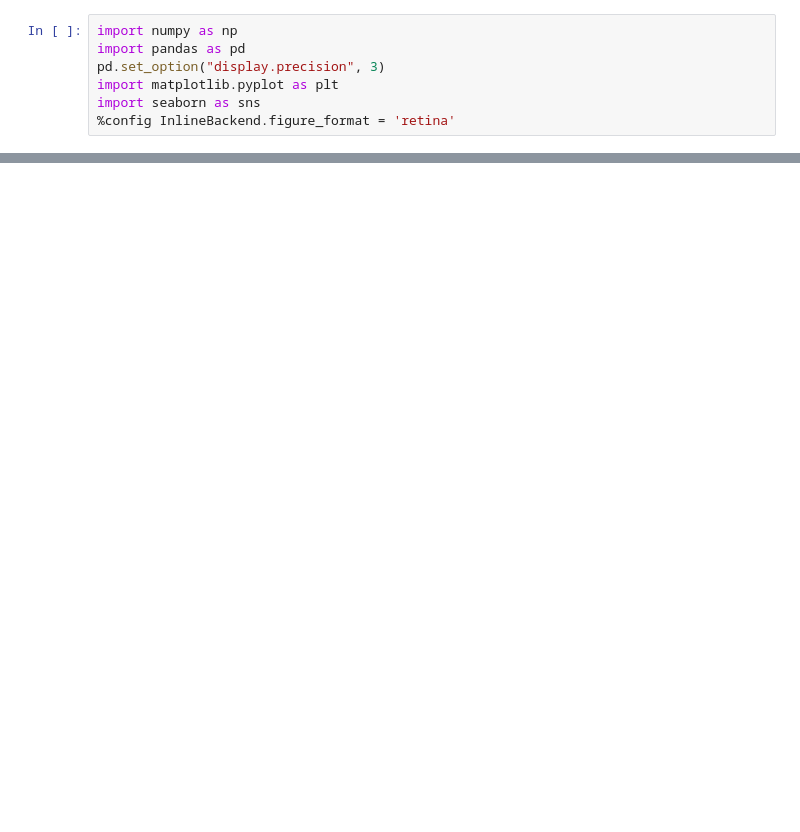
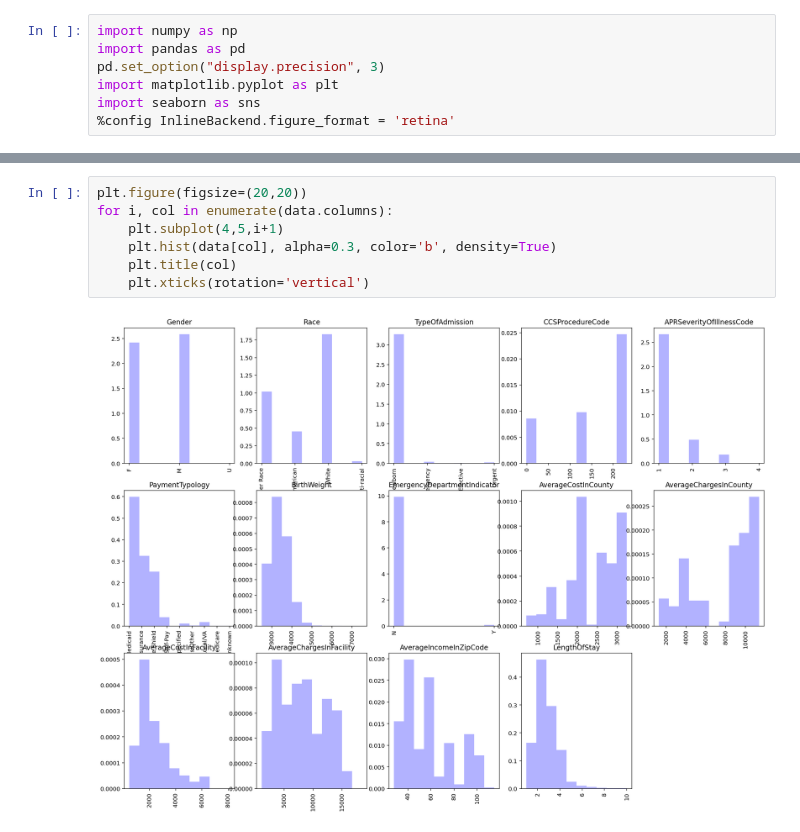
Before and after one commit to shekhar-hazari/CML_assignment_1, a Jupyter notebook: s3831855.ipynb, the cells around one changed output, grey strips where cells are left out. Cells and saved outputs as stored; diff of their text form; blank space fills up the shorter version.

```diff
--- a/s3831855.ipynb
+++ b/s3831855.ipynb
@@ -66,0 +72,9 @@ print(data['EmergencyDepartmentIndicator'].unique())
+# %%
+plt.figure(figsize=(20,20))
+for i, col in enumerate(data.columns):
+    plt.subplot(4,5,i+1)
+    plt.hist(data[col], alpha=0.3, color='b', density=True)
+    plt.title(col)
+    plt.xticks(rotation='vertical')
+# %% [output]
+[figure, added]
```
Also changed, not shown: parts of 7 cells of this notebook.
